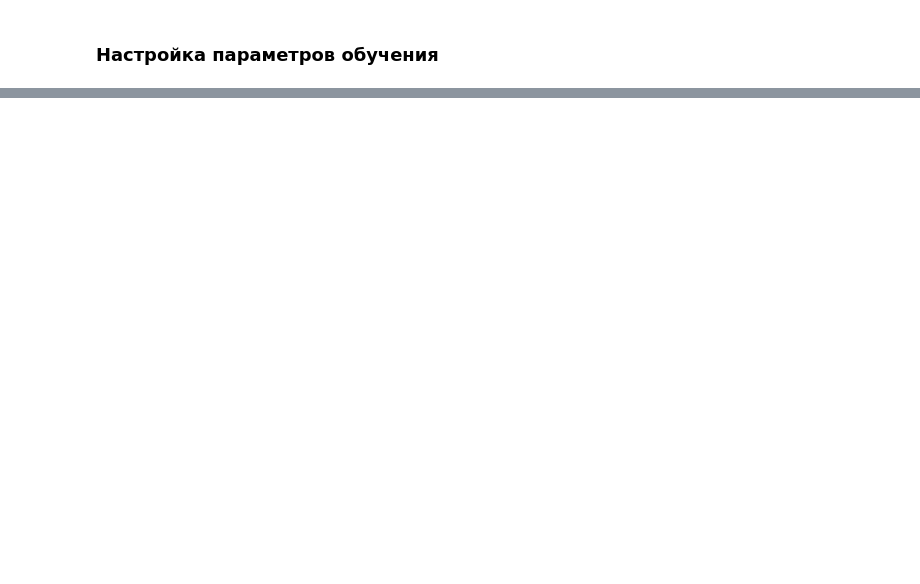
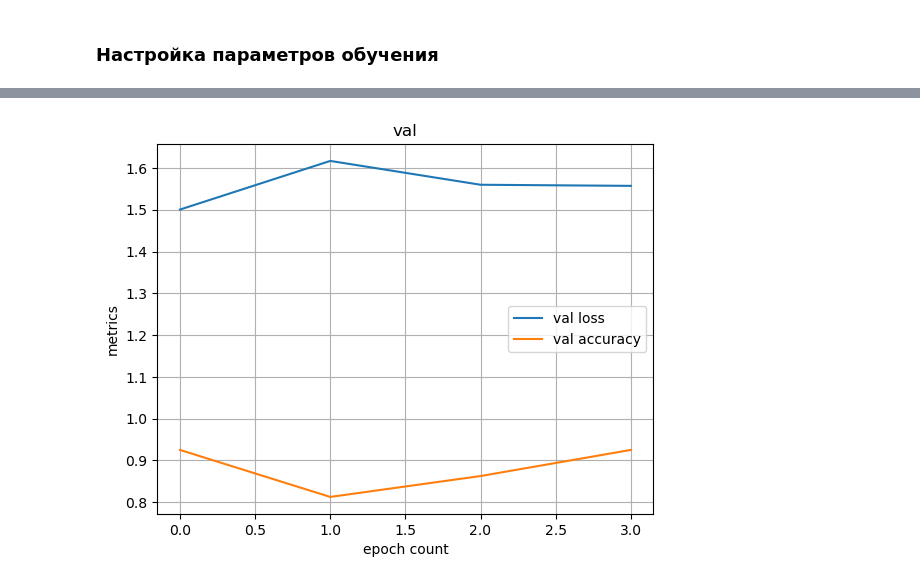
Before and after one commit to BlackKingWhitePawn/reidentification, a Jupyter notebook: reidentification_train.ipynb, the cells around one changed output, grey strips where cells are left out. Drawn from its saved outputs; the diff is of its cells as text; code cells hidden in the pictures; blank space fills up the shorter version.

```diff
--- a/reidentification_train.ipynb
+++ b/reidentification_train.ipynb
@@ -59,5 +64,5 @@ train_set, val_set, test_set = random_split(
 # %%
-BATCH_SIZE = 8
+BATCH_SIZE = 16
 # %%
 train_loader = DataLoader(
     train_set,
@@ -138,10 +244,10 @@ ResNet(
 # %%
 class SiameseBasicCNN(nn.Module):
-    """Простейшая сиамская сверточная нейронная сеть"""
-
+    """Сиамская сеть с resnet (обучается линейный)"""
     def __init__(self) -> None:
         super(SiameseBasicCNN, self).__init__()
-        self.resnet = resnet
+        self.name = 'resnet_linear'
+        self.resnet = deepcopy(resnet)
         # разморозим последний слой
         for x in resnet.parameters():
             x.requires_grad = False
@@ -156,8 +262,7 @@ class SiameseBasicCNN(nn.Module):
             output1, output2, keepdim=True)
 
 class ContrastiveLoss(nn.Module):
-    """Функция потерь для двух объектов. Вычисляет евклидово расстояние между объектами"""
-
+    """Функция потерь Contrastive loss"""
     def __init__(self, margin=2.0):
         super(ContrastiveLoss, self).__init__()
         self.margin = margin
@@ -276,0 +396,18 @@ train Loss: 1.0150 Acc: 0.5369
+# %%
+model = SiameseBasicCNN3()
+lr = 0.1
+criterion = ContrastiveLoss()
+optimizer = Adam(model.parameters(), lr)
+device = torch.device("cuda:0" if torch.cuda.is_available() else "cpu")
+scheduler = torch.optim.lr_scheduler.StepLR(optimizer, step_size=2, gamma=0.1)
+
+model, results = train(
+    model=model,
+    criterion=criterion,
+    device=device,
+    train_loader=train_loader,
+    val_loader=val_loader,
+    epoch_count=10,
+    optimizer=optimizer,
+    threshold=0.25
+)
@@ -276,0 +435,17 @@ train Loss: 1.0150 Acc: 0.5369
+# %%
+def draw_plot(y1, y2, label):
+    epoch = range(len(y1))
+    fig, ax = plt.subplots()
+    ax.plot(epoch, y1, label=f'{label} loss')
+    ax.plot(epoch, y2, label=f'{label} accuracy')
+    ax.grid()
+    plt.xlabel('epoch count')
+    plt.ylabel('metrics')
+    plt.title(label)
+    plt.legend()
+    fig.savefig("test.png")
+    plt.show()
+# %%
+draw_plot(results['val'][0], results['val'][1], 'val')
+# %% [output]
+[figure, added]
```
Also changed, not shown: parts of 14 cells of this notebook.
